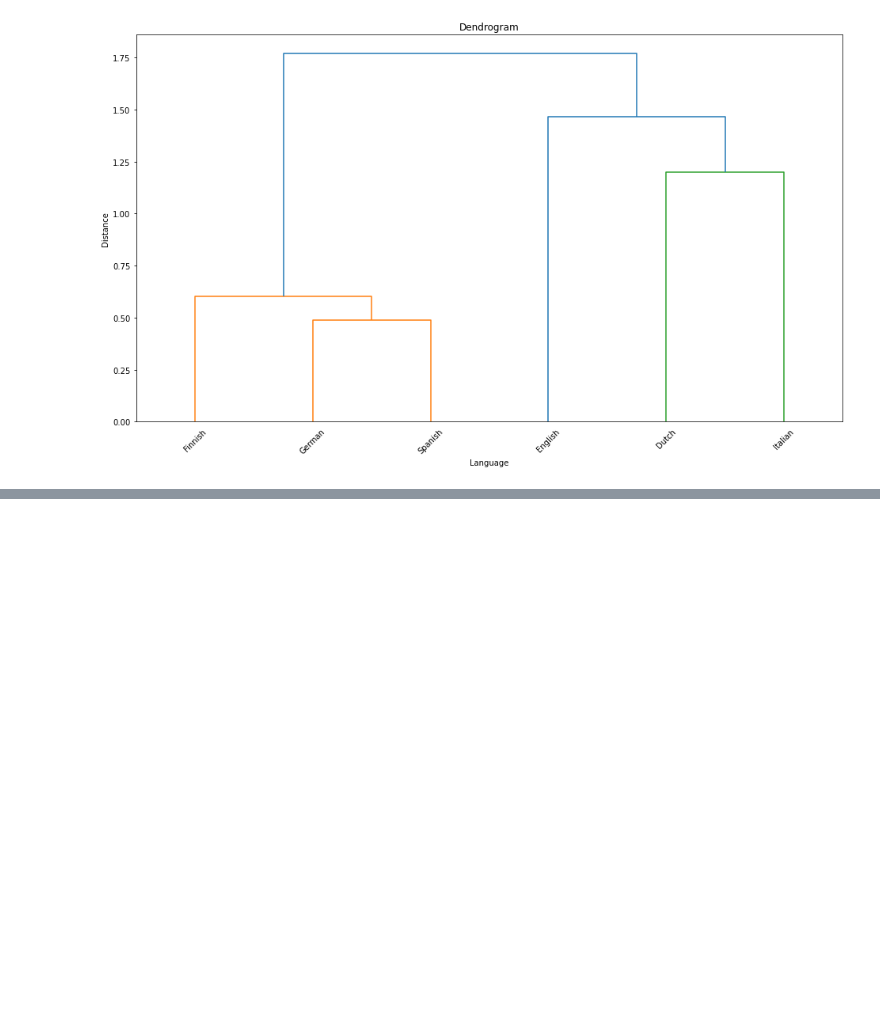
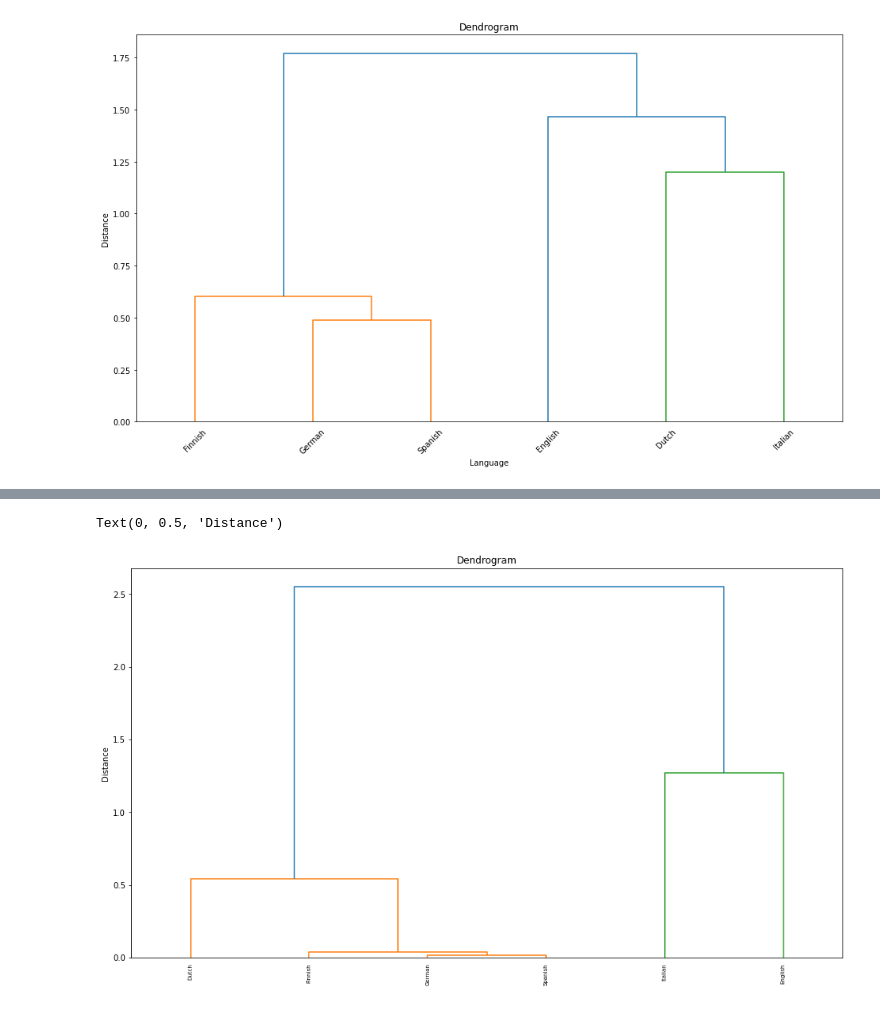
Before and after one commit to arif-cakir/GraduationProject, a Jupyter notebook: GradProject.ipynb, the cells around one changed output, grey strips where cells are left out. Cells and saved outputs as stored; diff of their text form; code cells hidden in the pictures; blank space fills up the shorter version.

```diff
--- a/GradProject.ipynb
+++ b/GradProject.ipynb
@@ -225,3 +202,8 @@ plt.xticks(rotation = 45, fontsize = 10)
 plt.show()
 # %% [output]
 [figure]
+# %%
+for_sim_cbow = pd.DataFrame([flat_cbow_Dutch, flat_cbow_German, flat_cbow_Italian, flat_cbow_English, flat_cbow_Spanish, flat_cbow_Finnish][:100])
+for_sim_cbow = for_sim_cbow
+for_sim_cbow.index = names
+for_sim_cbow
@@ -227,0 +219,3 @@ plt.show()
+# %%
+sim_cbow = cosine_similarity(for_sim_cbow)
+pd.DataFrame(sim_cbow).head()
@@ -227,0 +229,10 @@ plt.show()
+# %%
+Z_cbow = linkage(sim_cbow, 'ward')
+plt.figure(figsize=(16, 9))
+labels = for_sim_cbow.columns
+dendrogram(Z_cbow, leaf_rotation=90, leaf_font_size=7., labels = names)
+plt.title('Dendrogram')
+plt.ylabel('Distance')
+# %% [output]
+Text(0, 0.5, 'Distance')
+[figure, added]
```
Also changed, not shown: parts of 8 cells of this notebook.
